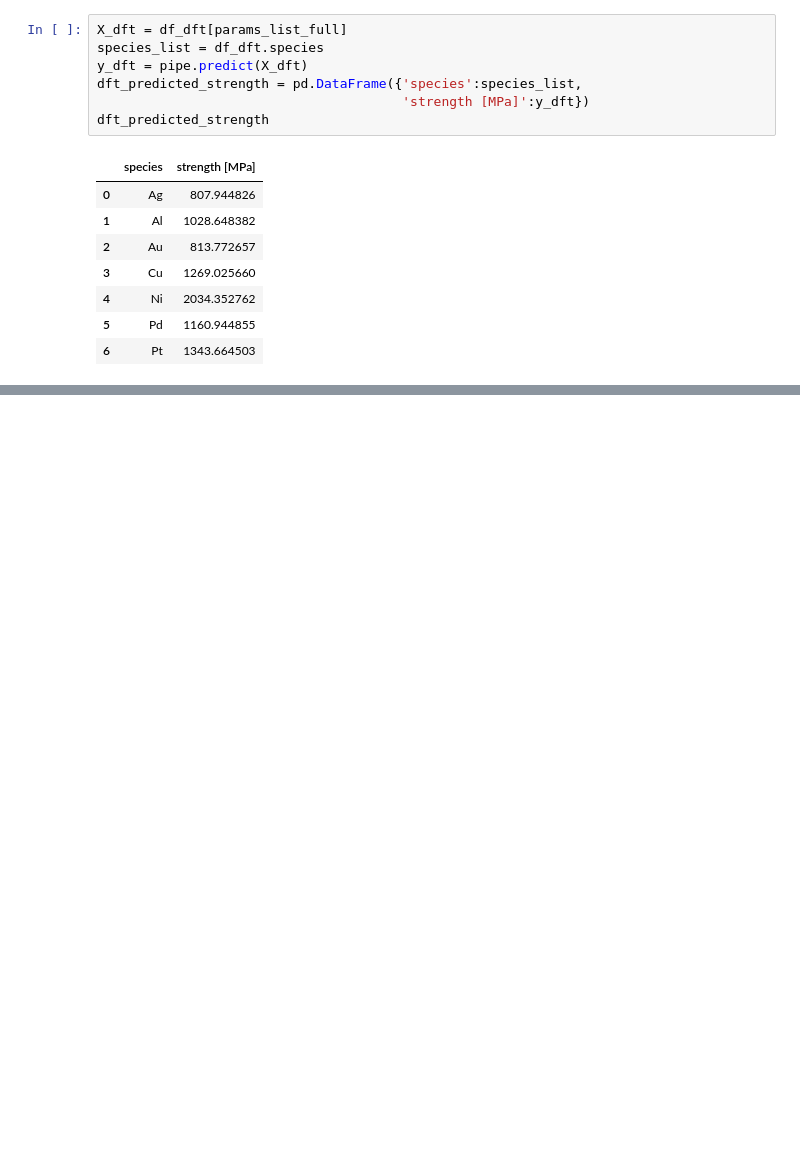
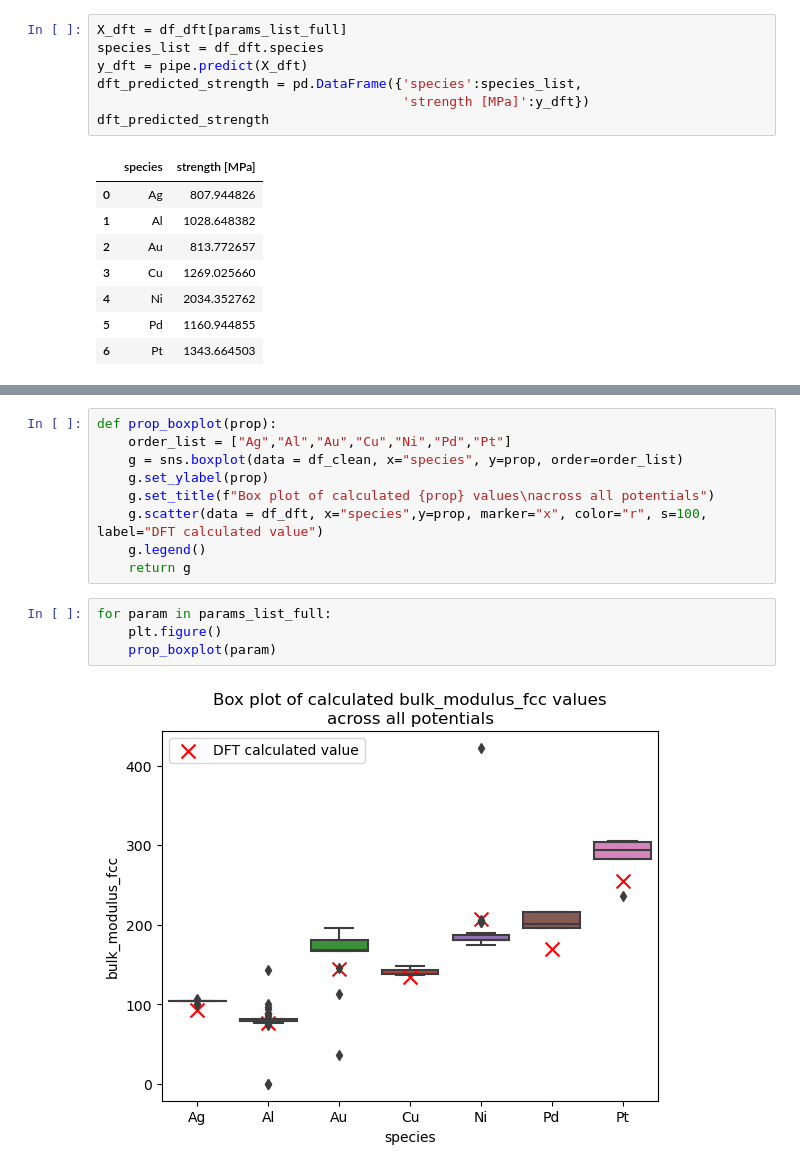
Before and after one commit to bjasperson/strength_covariance, a Jupyter notebook: dft_import_230831.ipynb, the cells around one changed output, grey strips where cells are left out. Drawn from its saved outputs; the diff is of its cells as text; blank space fills up the shorter version.

```diff
--- a/dft_import_230831.ipynb
+++ b/dft_import_230831.ipynb
@@ -125,0 +137,15 @@ g.scatter(data = dft_predicted_strength, x="species",y="strength [MPa]", marker=
+# %%
+def prop_boxplot(prop):
+    order_list = ["Ag","Al","Au","Cu","Ni","Pd","Pt"]
+    g = sns.boxplot(data = df_clean, x="species", y=prop, order=order_list)
+    g.set_ylabel(prop)
+    g.set_title(f"Box plot of calculated {prop} values\nacross all potentials")
+    g.scatter(data = df_dft, x="species",y=prop, marker="x", color="r", s=100, label="DFT calculated value")
+    g.legend()
+    return g
+# %%
+for param in params_list_full:
+    plt.figure()
+    prop_boxplot(param)
+# %% [output]
+[figure, added]
```
Also changed, not shown: parts of 9 cells of this notebook, 1 other file.
